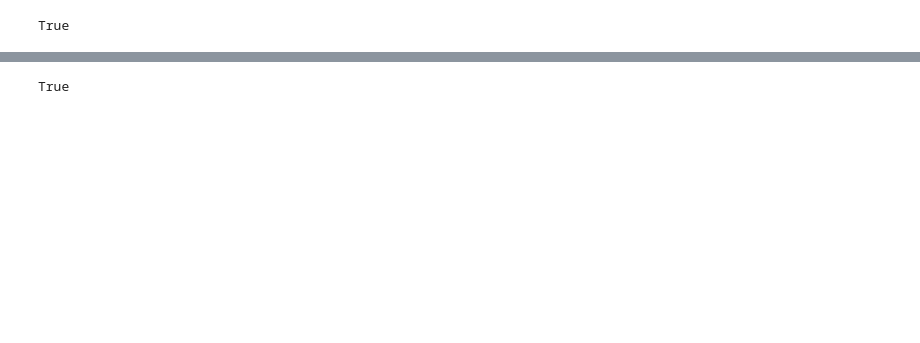
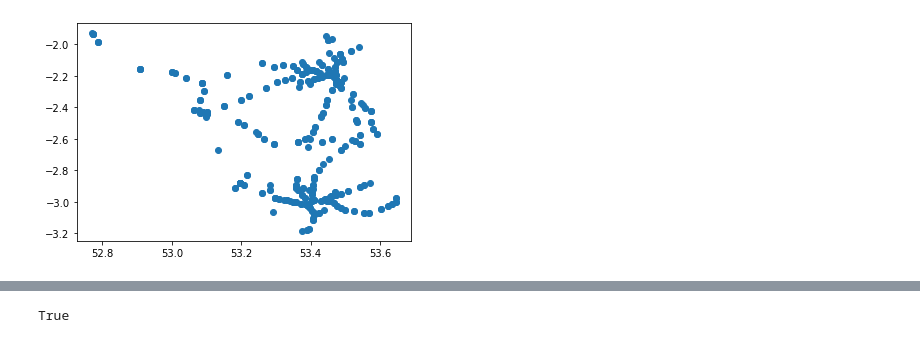
Before and after one commit to joshtingey/the-trains, a Jupyter notebook: notebooks/graph.ipynb, the cells around one changed output, grey strips where cells are left out. Cells and saved outputs as stored; diff of their text form; code cells hidden in the pictures; blank space fills up the shorter version.

Commit message:
finalised major network generation changes for a greater connected graph

```diff
--- a/notebooks/graph.ipynb
+++ b/notebooks/graph.ipynb
@@ -20,8 +21,19 @@ logger.setLevel(logging.DEBUG)
 # %%
 reload()
 mongo = common.mongo.Mongo.connect(logger, "mongodb://mongo_db_user:mongo_db_pass@localhost:27017")
-gen = generator.generator.GraphGenerator(logger, mongo, 0.000001, 100, 500) # k, iterations, cut_distance
+gen = generator.generator.GraphGenerator(logger, mongo, 0.000001, 5000, 0.25) # k, iterations, cut_distance
+gen.get_berths()
+# %%
+known_dict = dict(
+    (n, [d["lat"], d["lon"]])
+    for n, d in gen.graph.nodes().items()
+    if d["fixed"] is True
+)
+known_lat = [x for x, y in known_dict.values() if x != 0.0 and y != 0.0]
+known_lon = [y for x, y in known_dict.values() if x != 0.0 and y != 0.0]
+plt.scatter(known_lat, known_lon)
+plt.show()
+# %% [output]
+[figure, added]
 # %%
-gen.get_berths()
+gen.remove_isolated_nodes()
-# %% [output]
-True
```
Also changed, not shown: parts of 18 cells of this notebook, 16 other files.
